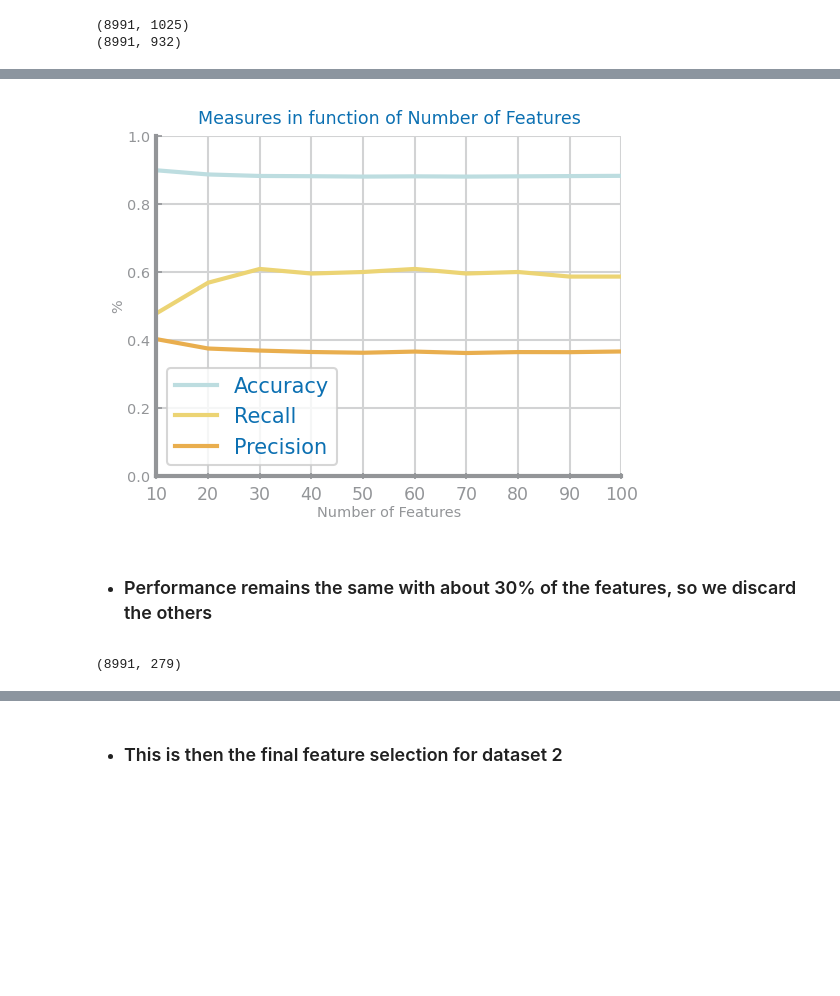
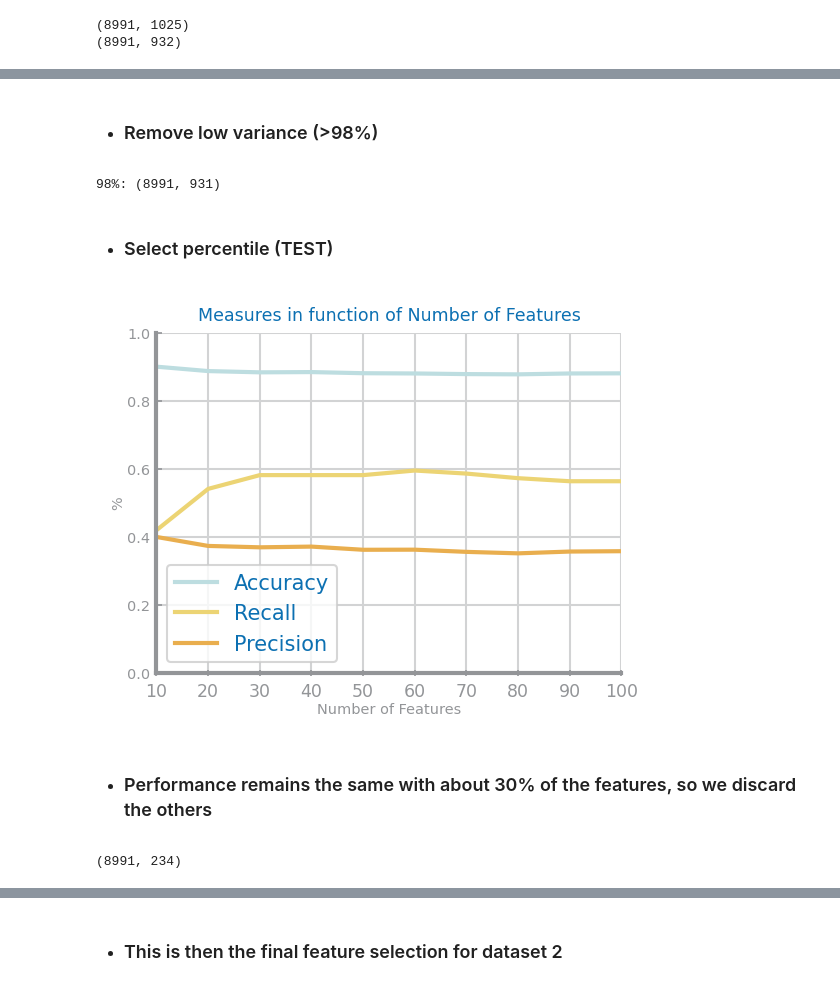
Before and after one commit to joaopalet/DataScience2020, a Jupyter notebook: FeatureSelection.ipynb, the cells around one changed output, grey strips where cells are left out. Cells and saved outputs as stored; diff of their text form; code cells hidden in the pictures; blank space fills up the shorter version.

Commit message:
update balancing and feat selection

```diff
--- a/FeatureSelection.ipynb
+++ b/FeatureSelection.ipynb
@@ -227,0 +298,32 @@ X: np.ndarray = data2_no_corr.values
+# %%
+labels = pd.unique(y)
+
+threshold = [.6 * (1 - .6), .7 * (1 - .7), .8 * (1 - .8), .9 * (1 - .9), .95 * (1 - .95), .98 * (1 - .98), 0]
+percent = [60, 70, 80, 90, 95, 98, 100]
+acc_values = []
+rec_values = []
+pre_values = []
+
+values = {}
+for t in threshold:
+    # remove low variance
+    features, y = remove_low_variance(X, y, t)
+    print(str(t) + ': ' + str(features.shape))
+
+    trnX, tstX, trnY, tstY = train_test_split(features, y, train_size=0.7, stratify=y, random_state=42)
+
+    clf = MultinomialNB()
+    clf.fit(trnX, trnY)
+    prdY = clf.predict(tstX)
+    acc_values.append(metrics.accuracy_score(tstY, prdY))
+    rec_values.append(metrics.recall_score(tstY, prdY))
+    pre_values.append(metrics.precision_score(tstY, prdY))
+
+values['Accuracy'] = acc_values
+values['Recall'] = rec_values
+values['Precision'] = pre_values
+
+ds.multiple_line_chart([round(t, 2) for t in threshold], values, title='Measures in function of Variance Threshold',
+                         xlabel='Variance Threshold', ylabel='%', percentage=True)
+
+plt.show()
@@ -228,44 +339,54 @@ X: np.ndarray = data2_no_corr.values
+# %% [markdown]
+* ### Remove low variance (>98%)
+# %%
+# remove low variance
+X2, y2 = remove_low_variance(X, y, .98 * (1 - .98))
+print('98%: ' + str(features.shape))
+# %% [output]
+98%: (8991, 931)
+# %% [markdown]
+* ### Select percentile (TEST)
 # %%
 labels = pd.unique(y)
 
 percentile = [10, 20, 30, 40, 50, 60, 70, 80, 90, 100]
 acc_values = []
 rec_values = []
 pre_values = []
 
 values = {}
 for n in percentile:
     # Feature selection
     test = SelectPercentile(score_func=chi2, percentile=n)
-    fit = test.fit(X, y)
-    features = fit.transform(X)
+    fit = test.fit(X2, y2)
+    features = fit.transform(X2)
 
     trnX, tstX, trnY, tstY = train_test_split(features, y, train_size=0.7, stratify=y, random_state=42)
 
     clf = MultinomialNB()
     clf.fit(trnX, trnY)
     prdY = clf.predict(tstX)
     acc_values.append(metrics.accuracy_score(tstY, prdY))
     rec_values.append(metrics.recall_score(tstY, prdY))
     pre_values.append(metrics.precision_score(tstY, prdY))
 
 values['Accuracy'] = acc_values
 values['Recall'] = rec_values
 values['Precision'] = pre_values
 
 ds.multiple_line_chart(percentile, values, title='Measures in function of Number of Features',
                            xlabel='Number of Features', ylabel='%', percentage=True)
 
 plt.show()
 # %% [output]
-[figure, old version]
+[figure, new version]
 # %% [markdown]
 * ### Performance remains the same with about 30% of the features, so we discard the others
 # %%
-X_new, y_new = remove_percentile_features(X, y, 30)
+X_new, y_new = remove_percentile_features(X2, y2, 30)
 print(X_new.shape)
 # %% [output]
-(8991, 279)
+(8991, 234)
 # %%
 trnX, tstX, trnY, tstY = train_test_split(X, y, train_size=0.7, stratify=y, random_state=42)
 clf = MultinomialNB()
```
Also changed, not shown: parts of 11 cells of this notebook, 1 other file.
